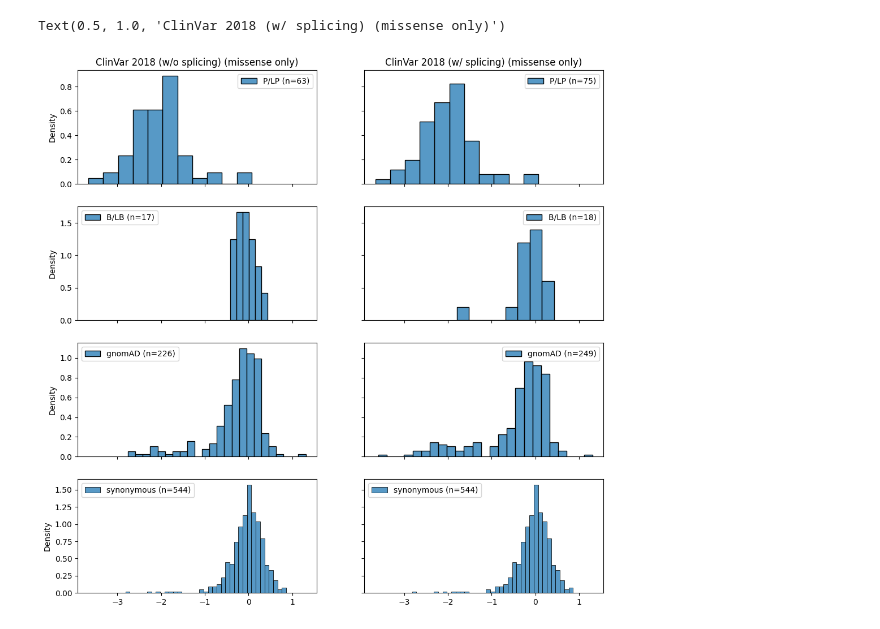
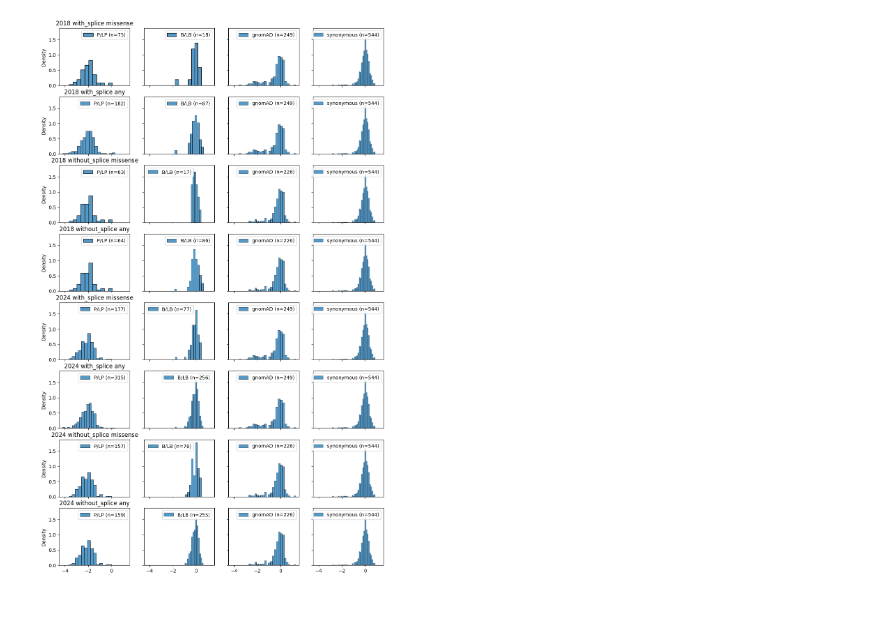
Before and after one commit to Dzeiberg/circularity, a Jupyter notebook: 02_Compare_Findlay_ClinVar.ipynb, the cells around one changed output. Saved outputs shown, nothing was run; the diff lists cells and outputs as text; code cells hidden in the pictures.

```diff
--- a/02_Compare_Findlay_ClinVar.ipynb
+++ b/02_Compare_Findlay_ClinVar.ipynb
@@ -76,0 +101,14 @@ findlay_clinvar_2024_wSplice_any = makeScoreset(clinvar_2024,
+# %%
+counts = {}
+for name,df in [[("2018",'with_splice','missense'), findlay_clinvar_2018_wSplice_missense],
+                [("2018",'with_splice','any'), findlay_clinvar_2018_wSplice_any],
+                [("2018",'without_splice','missense'), findlay_clinvar_2018_woSplice_missense],
+                [("2018",'without_splice','any'), findlay_clinvar_2018_woSplice_any],
+                [("2024",'with_splice','missense'), findlay_clinvar_2024_wSplice_missense],
+                [("2024",'with_splice','any'), findlay_clinvar_2024_wSplice_any],
+                [("2024",'without_splice','missense'), findlay_clinvar_2024_woSplice_missense],
+                [("2024",'without_splice','any'), findlay_clinvar_2024_woSplice_any]]:
+    counts[name] = {"P/LP" : df[df.labels.apply(lambda x: "P/LP" in x)].shape[0],
+                    "B/LB" : df[df.labels.apply(lambda x: "B/LB" in x)].shape[0],
+                    "gnomAD" : df[df.labels.apply(lambda x: "gnomAD" in x)].shape[0],
+                    "synonymous" : df[df.labels.apply(lambda x: "synonymous" in x)].shape[0]}
@@ -77,28 +127,24 @@ findlay_clinvar_2024_wSplice_any = makeScoreset(clinvar_2024,
 # %%
-fig, axs = plt.subplots(4,2,figsize=(12,12),sharey='row',sharex=True)
-ax = axs[:,0]
-ay= axs[:,1]
-p = findlay_clinvar_2018.loc[findlay_clinvar_2018.labels.apply(lambda li: "P/LP" in li),'auth_reported_score'].values
-b = findlay_clinvar_2018.loc[findlay_clinvar_2018.labels.apply(lambda li: "B/LB" in li),'auth_reported_score'].values
-g = findlay_clinvar_2018.loc[findlay_clinvar_2018.labels.apply(lambda li: "gnomAD" in li),'auth_reported_score'].values
-s = findlay_clinvar_2018.loc[findlay_clinvar_2018.labels.apply(lambda li: "synonymous" in li),'auth_reported_score'].values
-sns.histplot(p, stat='density',ax=ax[0],label='P/LP (n={})'.format(len(p)))
-sns.histplot(b, stat='density',ax=ax[1],label='B/LB (n={})'.format(len(b)))
-sns.histplot(g, stat='density',ax=ax[2],label='gnomAD (n={})'.format(len(g)))
-sns.histplot(s, stat='density',ax=ax[3],label='synonymous (n={})'.format(len(s)))
-[ax[i].legend() for i in range(4)]
+fig, axs = plt.subplots(8,4,figsize=(12,20),sharey=True,sharex=True)
 
-p = findlay_clinvar_2018_wSplice.loc[findlay_clinvar_2018_wSplice.labels.apply(lambda li: "P/LP" in li),'auth_reported_score'].values
-b = findlay_clinvar_2018_wSplice.loc[findlay_clinvar_2018_wSplice.labels.apply(lambda li: "B/LB" in li),'auth_reported_score'].values
-g = findlay_clinvar_2018_wSplice.loc[findlay_clinvar_2018_wSplice.labels.apply(lambda li: "gnomAD" in li),'auth_reported_score'].values
-s = findlay_clinvar_2018_wSplice.loc[findlay_clinvar_2018_wSplice.labels.apply(lambda li: "synonymous" in li),'auth_reported_score'].values
-sns.histplot(p, stat='density',ax=ay[0],label='P/LP (n={})'.format(len(p)))
-sns.histplot(b, stat='density',ax=ay[1],label='B/LB (n={})'.format(len(b)))
-sns.histplot(g, stat='density',ax=ay[2],label='gnomAD (n={})'.format(len(g)))
-sns.histplot(s, stat='density',ax=ay[3],label='synonymous (n={})'.format(len(s)))
-[ay[i].legend() for i in range(4)]
-ax[0].set_title("ClinVar 2018 (w/o splicing) (missense only)")
-ay[0].set_title("ClinVar 2018 (w/ splicing) (missense only)")
+for i,(name,df) in enumerate([[("2018",'with_splice','missense'), findlay_clinvar_2018_wSplice_missense],
+                [("2018",'with_splice','any'), findlay_clinvar_2018_wSplice_any],
+                [("2018",'without_splice','missense'), findlay_clinvar_2018_woSplice_missense],
+                [("2018",'without_splice','any'), findlay_clinvar_2018_woSplice_any],
+                [("2024",'with_splice','missense'), findlay_clinvar_2024_wSplice_missense],
+                [("2024",'with_splice','any'), findlay_clinvar_2024_wSplice_any],
+                [("2024",'without_splice','missense'), findlay_clinvar_2024_woSplice_missense],
+                [("2024",'without_splice','any'), findlay_clinvar_2024_woSplice_any]]):
+    p = df.loc[df.labels.apply(lambda li: "P/LP" in li),'auth_reported_score'].values
+    b = df.loc[df.labels.apply(lambda li: "B/LB" in li),'auth_reported_score'].values
+    g = df.loc[df.labels.apply(lambda li: "gnomAD" in li),'auth_reported_score'].values
+    s = df.loc[df.labels.apply(lambda li: "synonymous" in li),'auth_reported_score'].values
+    ax = axs[i]
+    sns.histplot(p, stat='density',ax=ax[0],label='P/LP (n={})'.format(len(p)))
+    sns.histplot(b, stat='density',ax=ax[1],label='B/LB (n={})'.format(len(b)))
+    sns.histplot(g, stat='density',ax=ax[2],label='gnomAD (n={})'.format(len(g)))
+    sns.histplot(s, stat='density',ax=ax[3],label='synonymous (n={})'.format(len(s)))
+    [ax[j].legend() for j in range(4)]
+    ax[0].set_title(" ".join(name))
 # %% [output]
-Text(0.5, 1.0, 'ClinVar 2018 (w/ splicing) (missense only)')
-[figure, old version]
+[figure, new version]
```
Also changed, not shown: parts of 15 cells of this notebook, 1 other file.
